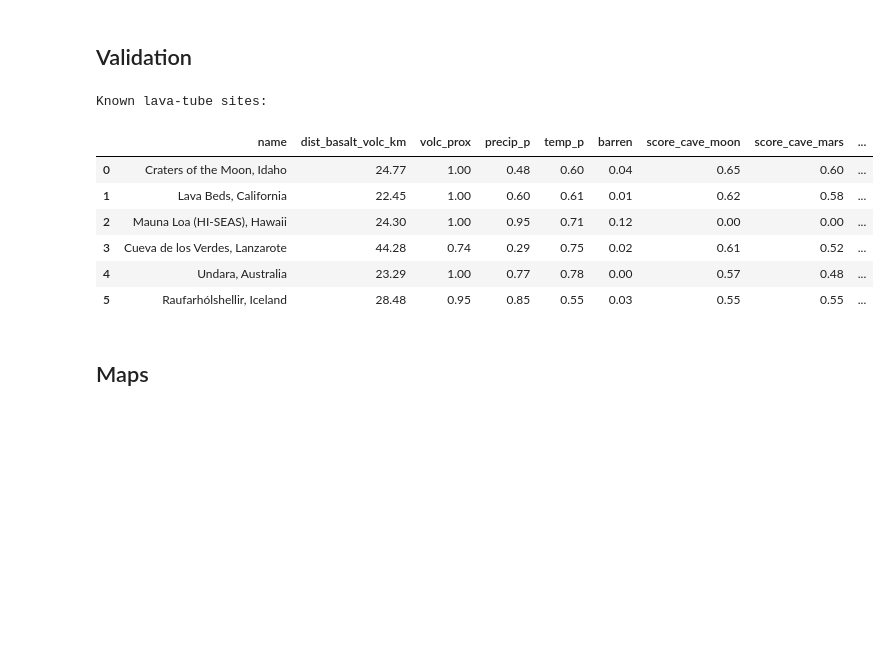
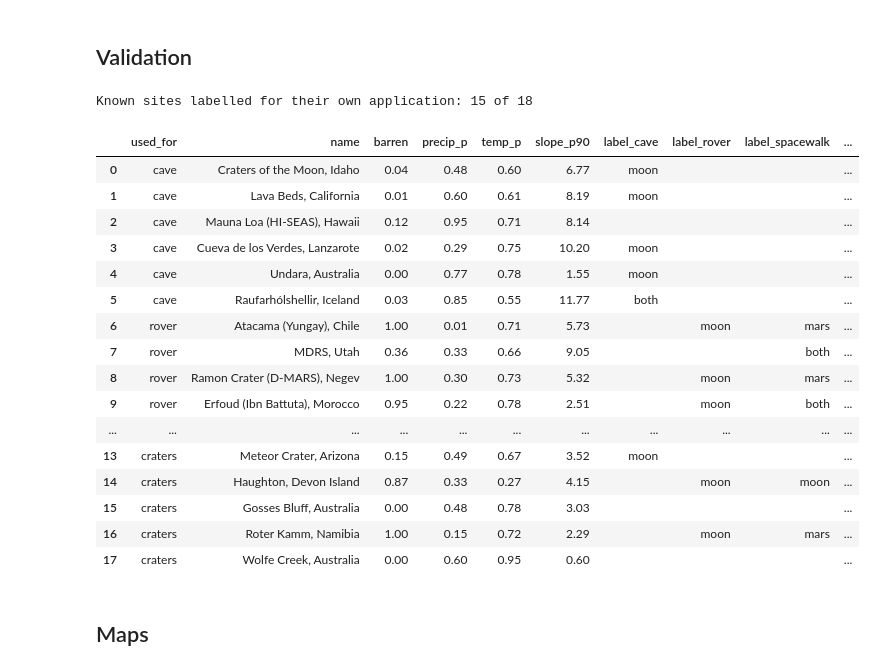
Before and after one commit to KingSherriff/NasaSpaceProject, a Jupyter notebook: notebooks/Scoring.ipynb, the cells around one changed output. Drawn from its saved outputs; the diff is of its cells as text; code cells hidden in the pictures; blank space fills up the shorter version.

```diff
--- a/notebooks/Scoring.ipynb
+++ b/notebooks/Scoring.ipynb
@@ -8,12 +8,14 @@ from pathlib import Path
 import numpy as np
 import pandas as pd
 import requests
+import rioxarray
 from sklearn.neighbors import BallTree
 import matplotlib.pyplot as plt
 
 RAW = Path("../data/raw")
 OUT = Path("../data/processed")
-(RAW / "gvp").mkdir(parents=True, exist_ok=True)
+for d in (RAW / "gvp", RAW / "craters"):
+    d.mkdir(parents=True, exist_ok=True)
 
 RES, NCOLS, NROWS = 0.5, 720, 360
 R_EARTH_KM = 6371.0
@@ -34,0 +56,16 @@ Loaded 95,447 cells, 62,626 pass the discriminator
+# %%
+cells["barren"] = cells.barren_pct.fillna(0) / 100
+
+# Elevation (ETOPO 2022 mean per cell). Coastal cells average in sea floor, so clip at the
+# lowest real land on Earth (Dead Sea shore, about -430 m). "elevation" is the frontend column.
+cells["elevation"] = cells.elev_mean.clip(lower=-430)
+cells["elev_p"] = cells.elevation.rank(pct=True)
+
+# Terrain likeness to Moon / Mars (from 'Cells filtering') as Earth percentiles, so the two are comparable:
+# raw mars_like is higher than moon_like almost everywhere.
+for b in ("moon", "mars"):
+    cells[f"{b}_like_p"] = cells[f"{b}_like"].rank(pct=True)
+
+# Land-cover discriminator used by the surface applications (terrain rules are applied per application)
+landcover_ok = cells.pass_forest & cells.pass_urban & cells.pass_water
+print(f"Land-cover discriminator passed: {landcover_ok.sum():,} cells")
@@ -215,31 +401,54 @@ Top 10 cave cells:
 # %% [markdown]
 ## Validation
 # %%
+# Known analog sites and the application they are used for. A site should get a label in "its" column.
 sites = pd.DataFrame([
-    ("Craters of the Moon, Idaho",  43.42, -113.52),
-    ("Lava Beds, California",       41.71, -121.51),
-    ("Mauna Loa (HI-SEAS), Hawaii", 19.60, -155.47),
-    ("Cueva de los Verdes, Lanzarote", 29.16, -13.44),
-    ("Undara, Australia",          -18.20,  144.60),
-    ("Raufarhólshellir, Iceland",   64.02,  -21.40),
-], columns=["name", "lat", "lon"])
+    ("cave",      "Craters of the Moon, Idaho",     43.42, -113.52),
+    ("cave",      "Lava Beds, California",          41.71, -121.51),
+    ("cave",      "Mauna Loa (HI-SEAS), Hawaii",    19.60, -155.47),
+    ("cave",      "Cueva de los Verdes, Lanzarote", 29.16,  -13.44),
+    ("cave",      "Undara, Australia",             -18.20,  144.60),
+    ("cave",      "Raufarhólshellir, Iceland",      64.02,  -21.40),
+    ("rover",     "Atacama (Yungay), Chile",       -24.08,  -69.92),
+    ("rover",     "MDRS, Utah",                     38.41, -110.79),
+    ("rover",     "Ramon Crater (D-MARS), Negev",   30.61,   34.80),
+    ("rover",     "Erfoud (Ibn Battuta), Morocco",  31.43,   -4.23),
+    ("spacewalk", "Black Point Lava Flow, Arizona", 35.70, -111.40),
+    ("spacewalk", "Qaidam Basin, China",            38.00,   93.00),
+    ("spacewalk", "Mauna Kea, Hawaii",              19.82, -155.47),
+    ("craters",   "Meteor Crater, Arizona",         35.03, -111.02),
+    ("craters",   "Haughton, Devon Island",         75.38,  -89.67),
+    ("craters",   "Gosses Bluff, Australia",       -23.82,  132.31),
+    ("craters",   "Roter Kamm, Namibia",           -27.77,   16.29),
+    ("craters",   "Wolfe Creek, Australia",        -19.17,  127.80),
+], columns=["used_for", "name", "lat", "lon"])
 sites["cell_id"] = cell_id(sites.lat, sites.lon)
 
-cols = ["cell_id", "dist_basalt_volc_km", "volc_prox", "precip_p", "temp_p", "barren",
-        "score_cave_moon", "score_cave_mars", "cave_quality", "label_cave", "passes_all", "excluded_by"]
+cols = ["cell_id", "barren", "precip_p", "temp_p", "slope_p90"] + [f"label_{a}" for a in APPS] + ["excluded_by"]
 check = sites.merge(cells[cols], on="cell_id", how="left")
 check["excluded_by"] = check["excluded_by"].fillna("not a land cell")
-print("\nKnown lava-tube sites:")
+check["hit"] = [isinstance(r[f"label_{r.used_for}"], str) and r[f"label_{r.used_for}"] != "" for _, r in check.iterrows()]
+print(f"Known sites labelled for their own application: {check.hit.sum()} of {len(check)}")
 display(check.drop(columns=["cell_id", "lat", "lon"]).round(2))
 # %% [output]
-Known lava-tube sites:
+Known sites labelled for their own application: 15 of 18
-|  | name | dist_basalt_volc_km | volc_prox | precip_p | temp_p | barren | score_cave_moon | score_cave_mars | ... |
-| 0 | Craters of the Moon, Idaho | 24.77 | 1.00 | 0.48 | 0.60 | 0.04 | 0.65 | 0.60 | ... |
-| 1 | Lava Beds, California | 22.45 | 1.00 | 0.60 | 0.61 | 0.01 | 0.62 | 0.58 | ... |
-| 2 | Mauna Loa (HI-SEAS), Hawaii | 24.30 | 1.00 | 0.95 | 0.71 | 0.12 | 0.00 | 0.00 | ... |
-| 3 | Cueva de los Verdes, Lanzarote | 44.28 | 0.74 | 0.29 | 0.75 | 0.02 | 0.61 | 0.52 | ... |
-| 4 | Undara, Australia | 23.29 | 1.00 | 0.77 | 0.78 | 0.00 | 0.57 | 0.48 | ... |
-| 5 | Raufarhólshellir, Iceland | 28.48 | 0.95 | 0.85 | 0.55 | 0.03 | 0.55 | 0.55 | ... |
+|  | used_for | name | barren | precip_p | temp_p | slope_p90 | label_cave | label_rover | label_spacewalk | ... |
+| 0 | cave | Craters of the Moon, Idaho | 0.04 | 0.48 | 0.60 | 6.77 | moon |  |  | ... |
+| 1 | cave | Lava Beds, California | 0.01 | 0.60 | 0.61 | 8.19 | moon |  |  | ... |
+| 2 | cave | Mauna Loa (HI-SEAS), Hawaii | 0.12 | 0.95 | 0.71 | 8.14 |  |  |  | ... |
+| 3 | cave | Cueva de los Verdes, Lanzarote | 0.02 | 0.29 | 0.75 | 10.20 | moon |  |  | ... |
+| 4 | cave | Undara, Australia | 0.00 | 0.77 | 0.78 | 1.55 | moon |  |  | ... |
+| 5 | cave | Raufarhólshellir, Iceland | 0.03 | 0.85 | 0.55 | 11.77 | both |  |  | ... |
+| 6 | rover | Atacama (Yungay), Chile | 1.00 | 0.01 | 0.71 | 5.73 |  | moon | mars | ... |
+| 7 | rover | MDRS, Utah | 0.36 | 0.33 | 0.66 | 9.05 |  |  | both | ... |
+| 8 | rover | Ramon Crater (D-MARS), Negev | 1.00 | 0.30 | 0.73 | 5.32 |  | moon | mars | ... |
+| 9 | rover | Erfoud (Ibn Battuta), Morocco | 0.95 | 0.22 | 0.78 | 2.51 |  | moon | both | ... |
+| ... | ... | ... | ... | ... | ... | ... | ... | ... | ... | ... |
+| 13 | craters | Meteor Crater, Arizona | 0.15 | 0.49 | 0.67 | 3.52 | moon |  |  | ... |
+| 14 | craters | Haughton, Devon Island | 0.87 | 0.33 | 0.27 | 4.15 |  | moon | moon | ... |
+| 15 | craters | Gosses Bluff, Australia | 0.00 | 0.48 | 0.78 | 3.03 |  |  |  | ... |
+| 16 | craters | Roter Kamm, Namibia | 1.00 | 0.15 | 0.72 | 2.29 |  | moon | mars | ... |
+| 17 | craters | Wolfe Creek, Australia | 0.00 | 0.60 | 0.95 | 0.60 |  |  |  | ... |
 # %% [markdown]
 ## Maps
 # %%
```
Also changed, not shown: parts of 22 cells of this notebook, 2 other files.
